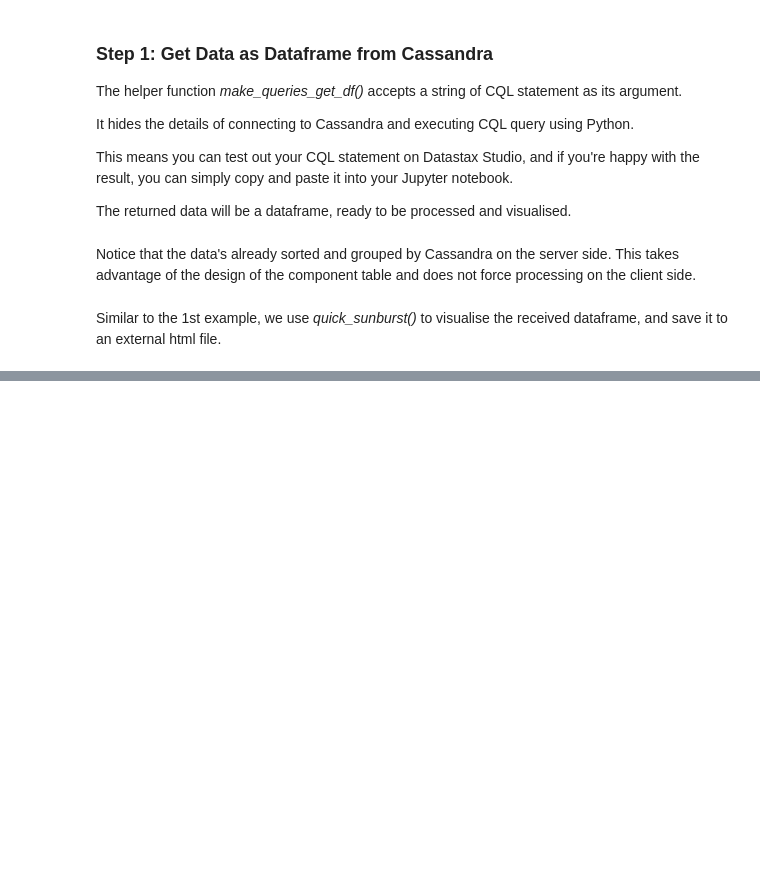
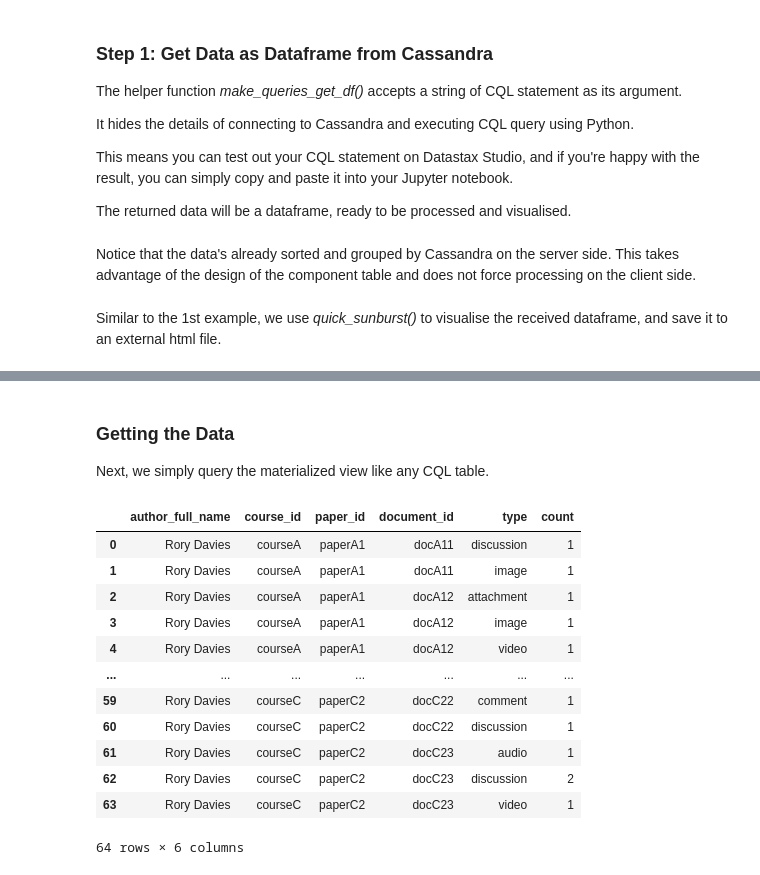
Before and after one commit to thangpham7793/ob3-jupyternotebook, a Jupyter notebook: ob3-visualized.ipynb, the cells around one changed output, grey strips where cells are left out. Drawn from its saved outputs; the diff is of its cells as text; code cells hidden in the pictures; blank space fills up the shorter version.

Commit message:
add examples of materialized view

```diff
--- a/ob3-visualized.ipynb
+++ b/ob3-visualized.ipynb
@@ -76,0 +105,27 @@ contribution_by_paperC1_fig.show()
+# %% [markdown]
+### Getting the Data
+
+Next, we simply query the materialized view like any CQL table.
+# %%
+contributions_of_student_2_df = make_queries_get_df('''
+SELECT author_full_name, course_id, paper_id, document_id, type, count(type) as count
+FROM component_by_author_id
+WHERE author_id = '2'
+GROUP BY course_id, paper_id, document_id, type;
+''')
+
+contributions_of_student_2_df
+# %% [output]
+|  | author_full_name | course_id | paper_id | document_id | type | count |
+| 0 | Rory Davies | courseA | paperA1 | docA11 | discussion | 1 |
+| 1 | Rory Davies | courseA | paperA1 | docA11 | image | 1 |
+| 2 | Rory Davies | courseA | paperA1 | docA12 | attachment | 1 |
+| 3 | Rory Davies | courseA | paperA1 | docA12 | image | 1 |
+| 4 | Rory Davies | courseA | paperA1 | docA12 | video | 1 |
+| ... | ... | ... | ... | ... | ... | ... |
+| 59 | Rory Davies | courseC | paperC2 | docC22 | comment | 1 |
+| 60 | Rory Davies | courseC | paperC2 | docC22 | discussion | 1 |
+| 61 | Rory Davies | courseC | paperC2 | docC23 | audio | 1 |
+| 62 | Rory Davies | courseC | paperC2 | docC23 | discussion | 2 |
+| 63 | Rory Davies | courseC | paperC2 | docC23 | video | 1 |
+64 rows × 6 columns
```
Also changed, not shown: parts of 7 cells of this notebook, 1 other file.
